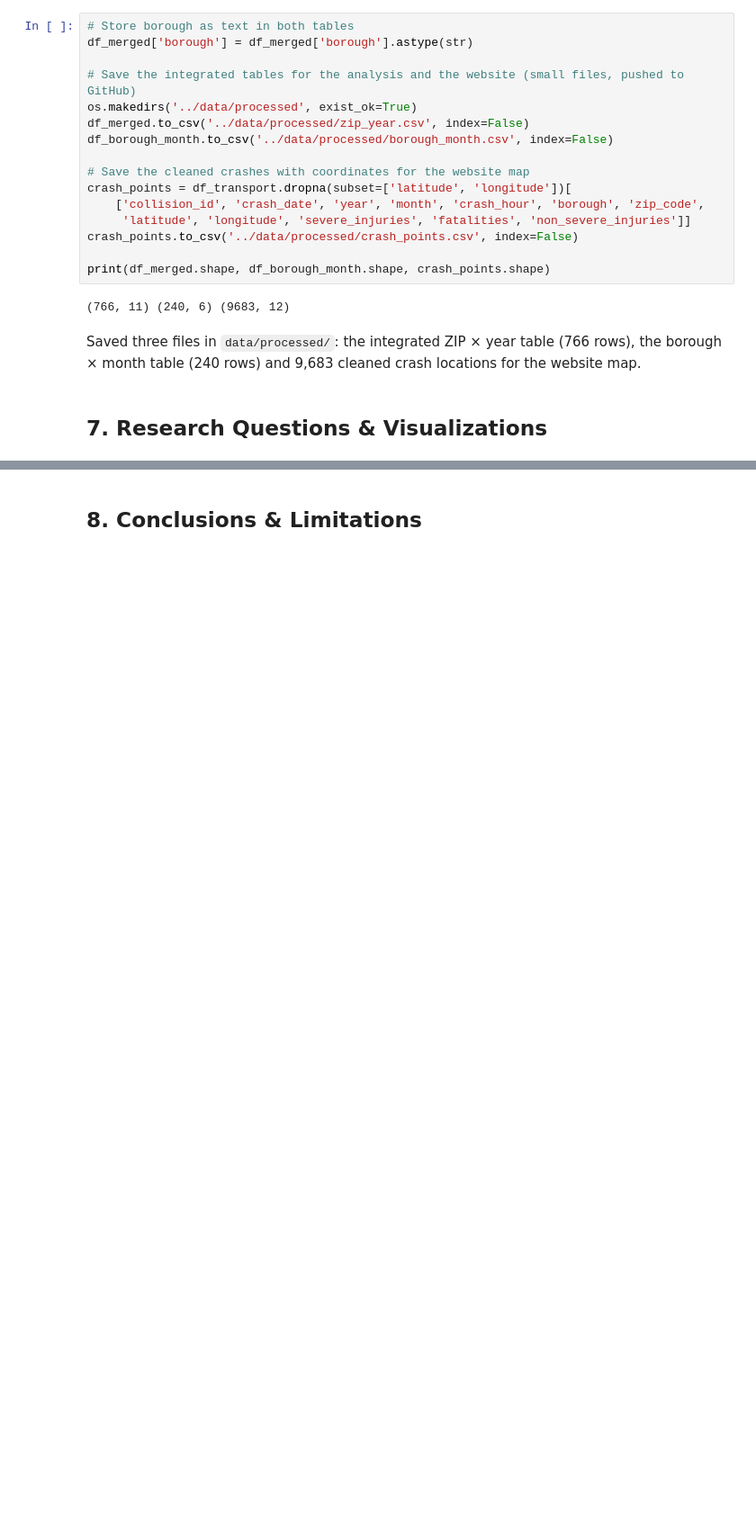
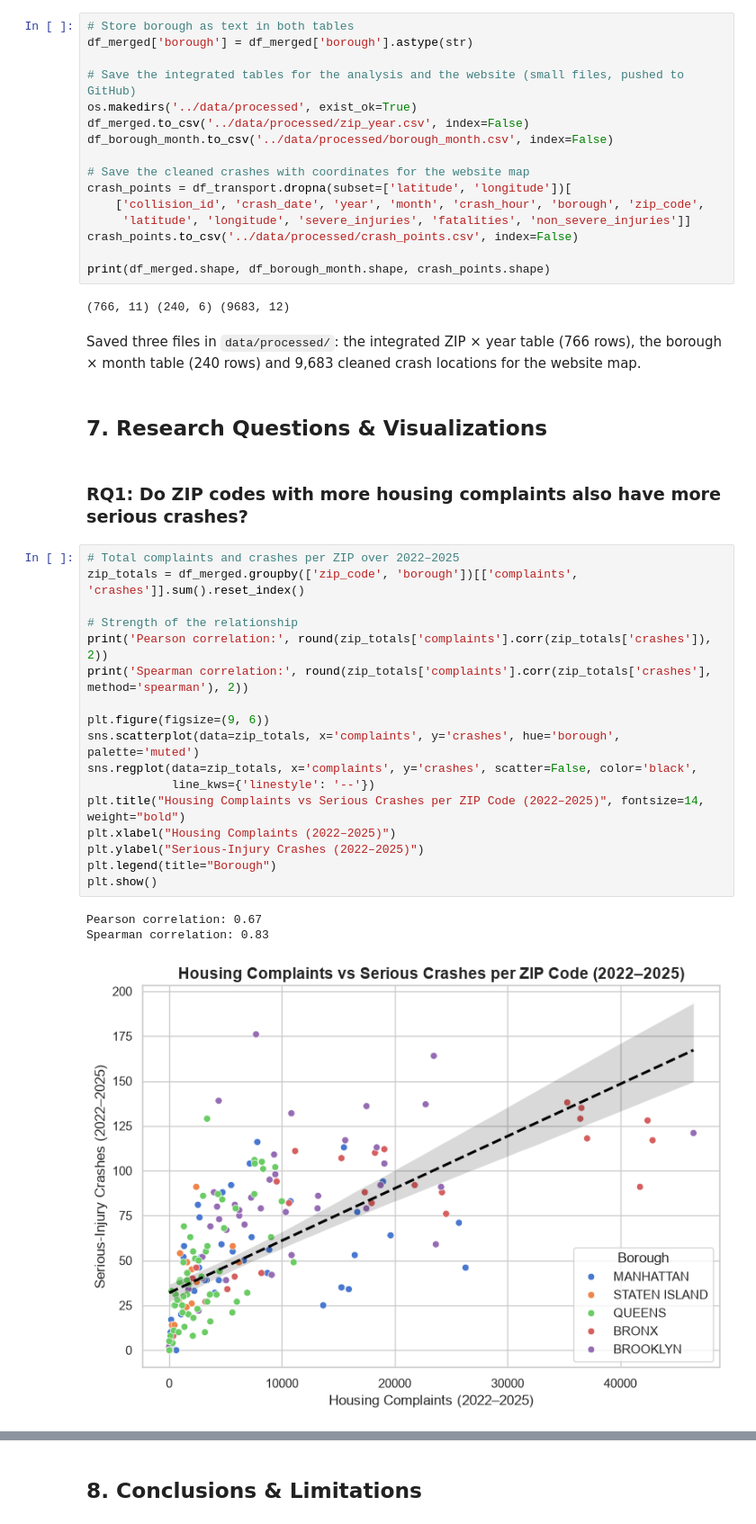
Before and after one commit to JanaHaririi/nyc-housing-transit, a Jupyter notebook: notebooks/nyc_housing_transit.ipynb, the cells around one changed output, grey strips where cells are left out. Shown at 90% size. Drawn from its saved outputs; the diff is of its cells as text; blank space fills up the shorter version.

```diff
--- a/notebooks/nyc_housing_transit.ipynb
+++ b/notebooks/nyc_housing_transit.ipynb
@@ -959,3 +959,26 @@ print(df_merged.shape, df_borough_month.shape, crash_points.shape)
 Saved three files in `data/processed/`: the integrated ZIP × year table (766 rows), the borough × month table (240 rows) and 9,683 cleaned crash locations for the website map.
 # %% [markdown]
 ## 7. Research Questions & Visualizations
+# %% [markdown]
+### RQ1: Do ZIP codes with more housing complaints also have more serious crashes?
+# %%
+# Total complaints and crashes per ZIP over 2022–2025
+zip_totals = df_merged.groupby(['zip_code', 'borough'])[['complaints', 'crashes']].sum().reset_index()
+
+# Strength of the relationship
+print('Pearson correlation:', round(zip_totals['complaints'].corr(zip_totals['crashes']), 2))
+print('Spearman correlation:', round(zip_totals['complaints'].corr(zip_totals['crashes'], method='spearman'), 2))
+
+plt.figure(figsize=(9, 6))
+sns.scatterplot(data=zip_totals, x='complaints', y='crashes', hue='borough', palette='muted')
+sns.regplot(data=zip_totals, x='complaints', y='crashes', scatter=False, color='black',
+            line_kws={'linestyle': '--'})
+plt.title("Housing Complaints vs Serious Crashes per ZIP Code (2022–2025)", fontsize=14, weight="bold")
+plt.xlabel("Housing Complaints (2022–2025)")
+plt.ylabel("Serious-Injury Crashes (2022–2025)")
+plt.legend(title="Borough")
+plt.show()
+# %% [output]
+Pearson correlation: 0.67
+Spearman correlation: 0.83
+[figure, added]
```
Also changed, not shown: parts of 23 cells of this notebook.
